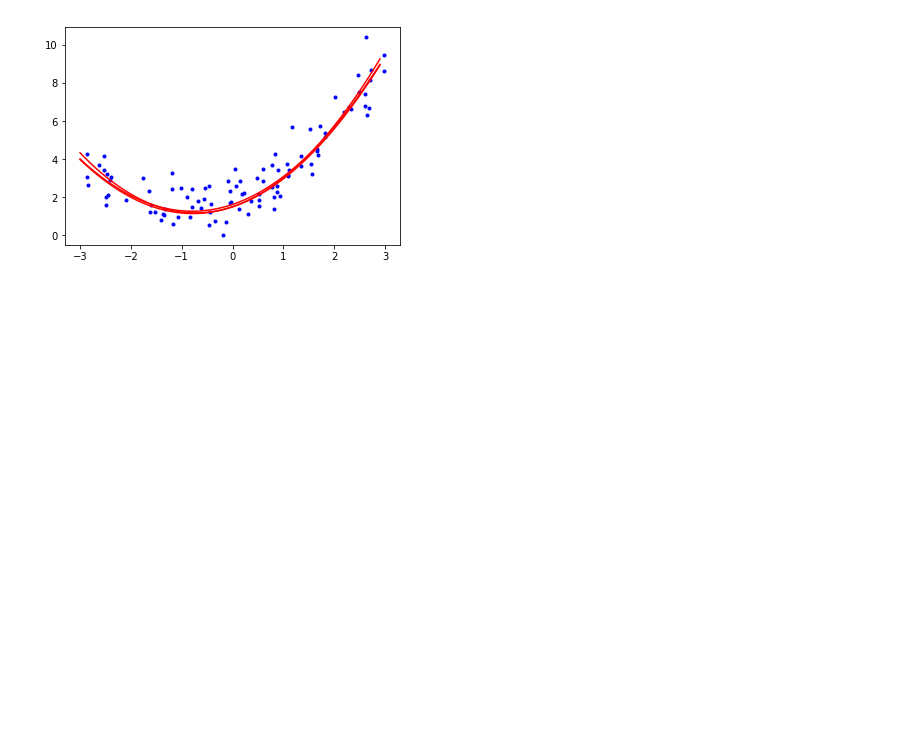
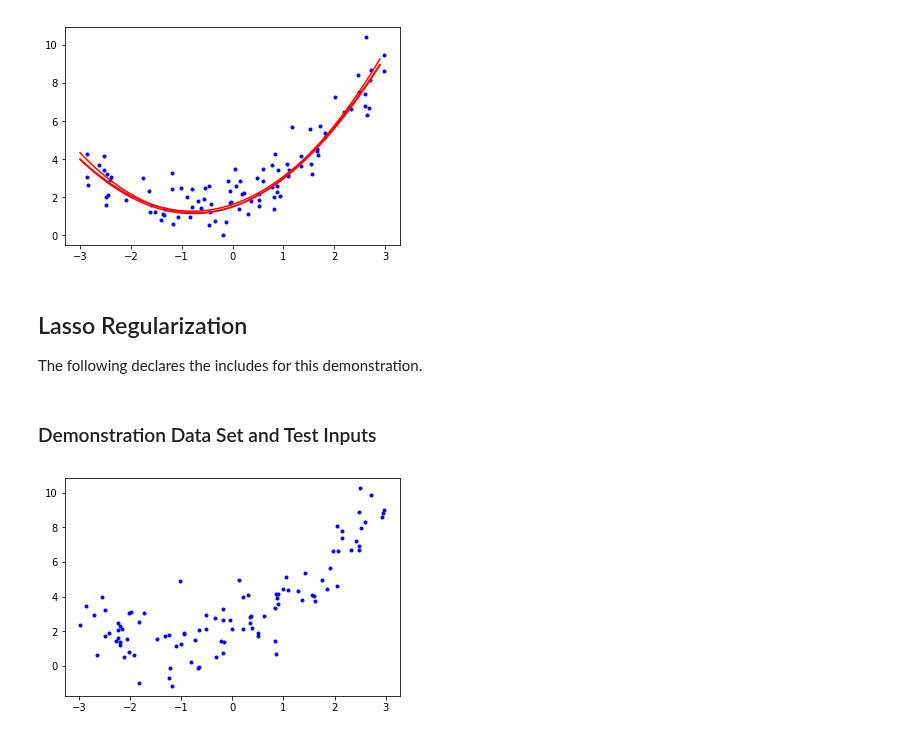
Before and after one commit to richss/cs455-ml-demos, a Jupyter notebook: Ch4-Demos.ipynb, the cells around one changed output. Cells and saved outputs as stored; diff of their text form; code cells hidden in the pictures; blank space fills up the shorter version.

Commit message:
Added lasso regression demos and some refactoring

```diff
--- a/Ch4-Demos.ipynb
+++ b/Ch4-Demos.ipynb
@@ -746,3 +746,7 @@ for deg in range(1,4):
 #plt.axis([-4, 4, -1, 10])
 # %% [output]
 [figure]
+# %% [markdown]
+## Lasso Regularization
+
+The following declares the includes for this demonstration.
@@ -748,0 +760,14 @@ for deg in range(1,4):
+# %% [markdown]
+### Demonstration Data Set and Test Inputs
+# %%
+# Sample Training Data
+m = 100
+X = 6 * np.random.rand(m,1) - 3
+y = 0.5 * X**2 + X + 2 + np.random.randn(m,1)
+
+plt.plot(X,y,"b.")
+
+# Test data - values between -3 to 3 in 0.1 increments
+x_test = [[0.1*x] for x in range(-30,30)]
+# %% [output]
+[figure, added]
```
Also changed, not shown: parts of 14 cells of this notebook.
